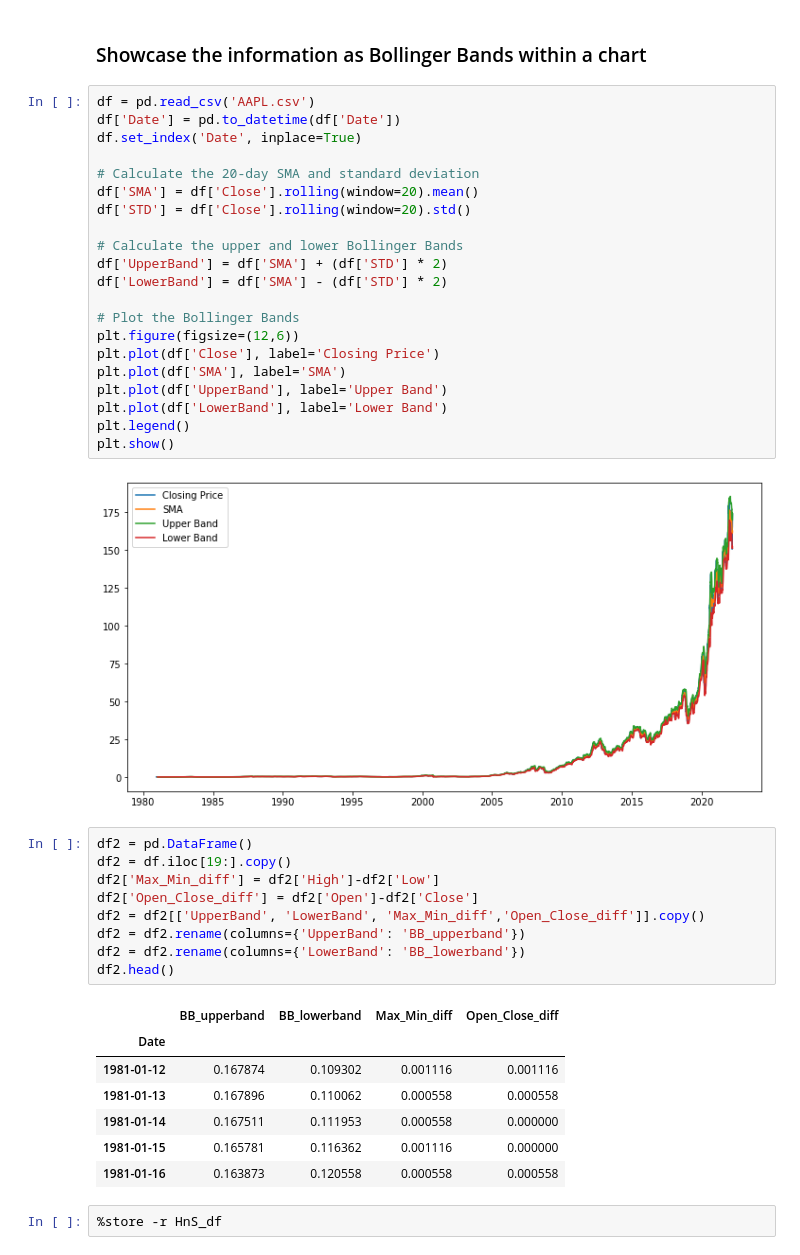
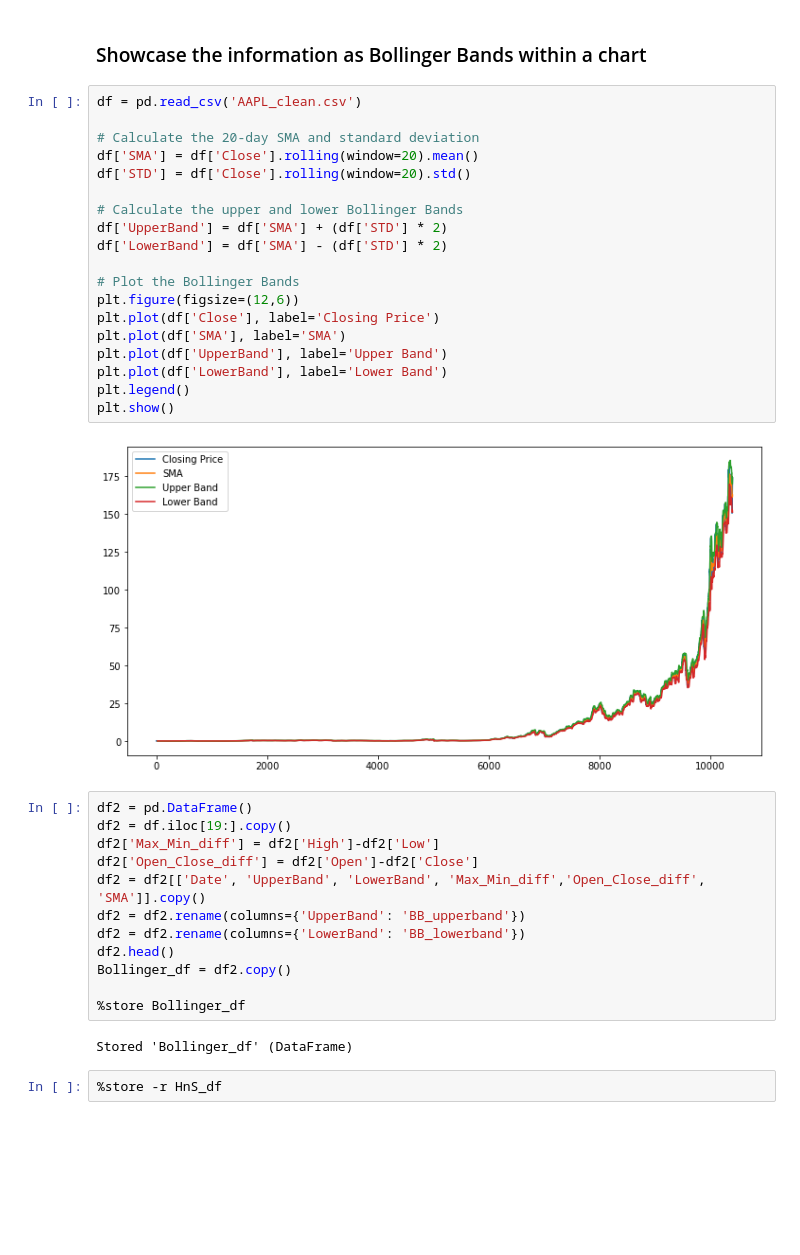
Before and after one commit to ShubhangamPrasad/Technical-Indicator-Evaluator, a Jupyter notebook: BollingerBands.ipynb, the cells around one changed output. Drawn from its saved outputs; the diff is of its cells as text; blank space fills up the shorter version.

```diff
--- a/BollingerBands.ipynb
+++ b/BollingerBands.ipynb
@@ -12,45 +12,40 @@ import matplotlib.pyplot as plt
 # %% [markdown]
 ### Showcase the information as Bollinger Bands within a chart
 # %%
-df = pd.read_csv('AAPL.csv')
-df['Date'] = pd.to_datetime(df['Date'])
-df.set_index('Date', inplace=True)
+df = pd.read_csv('AAPL_clean.csv')
 
 # Calculate the 20-day SMA and standard deviation
 df['SMA'] = df['Close'].rolling(window=20).mean()
 df['STD'] = df['Close'].rolling(window=20).std()
 
 # Calculate the upper and lower Bollinger Bands
 df['UpperBand'] = df['SMA'] + (df['STD'] * 2)
 df['LowerBand'] = df['SMA'] - (df['STD'] * 2)
 
 # Plot the Bollinger Bands
 plt.figure(figsize=(12,6))
 plt.plot(df['Close'], label='Closing Price')
 plt.plot(df['SMA'], label='SMA')
 plt.plot(df['UpperBand'], label='Upper Band')
 plt.plot(df['LowerBand'], label='Lower Band')
 plt.legend()
 plt.show()
 # %% [output]
-[figure, old version]
+[figure, new version]
 # %%
 df2 = pd.DataFrame()
 df2 = df.iloc[19:].copy()
 df2['Max_Min_diff'] = df2['High']-df2['Low']
 df2['Open_Close_diff'] = df2['Open']-df2['Close']
-df2 = df2[['UpperBand', 'LowerBand', 'Max_Min_diff','Open_Close_diff']].copy()
+df2 = df2[['Date', 'UpperBand', 'LowerBand', 'Max_Min_diff','Open_Close_diff', 'SMA']].copy()
 df2 = df2.rename(columns={'UpperBand': 'BB_upperband'})
 df2 = df2.rename(columns={'LowerBand': 'BB_lowerband'})
 df2.head()
+Bollinger_df = df2.copy()
+
+%store Bollinger_df
 # %% [output]
-|  | BB_upperband | BB_lowerband | Max_Min_diff | Open_Close_diff |
-| Date |  |  |  |  |
-| 1981-01-12 | 0.167874 | 0.109302 | 0.001116 | 0.001116 |
-| 1981-01-13 | 0.167896 | 0.110062 | 0.000558 | 0.000558 |
-| 1981-01-14 | 0.167511 | 0.111953 | 0.000558 | 0.000000 |
-| 1981-01-15 | 0.165781 | 0.116362 | 0.001116 | 0.000000 |
-| 1981-01-16 | 0.163873 | 0.120558 | 0.000558 | 0.000558 |
+Stored 'Bollinger_df' (DataFrame)
 # %%
 %store -r HnS_df
 # %%
```
Also changed, not shown: parts of 1 cell of this notebook, 1 other file.
